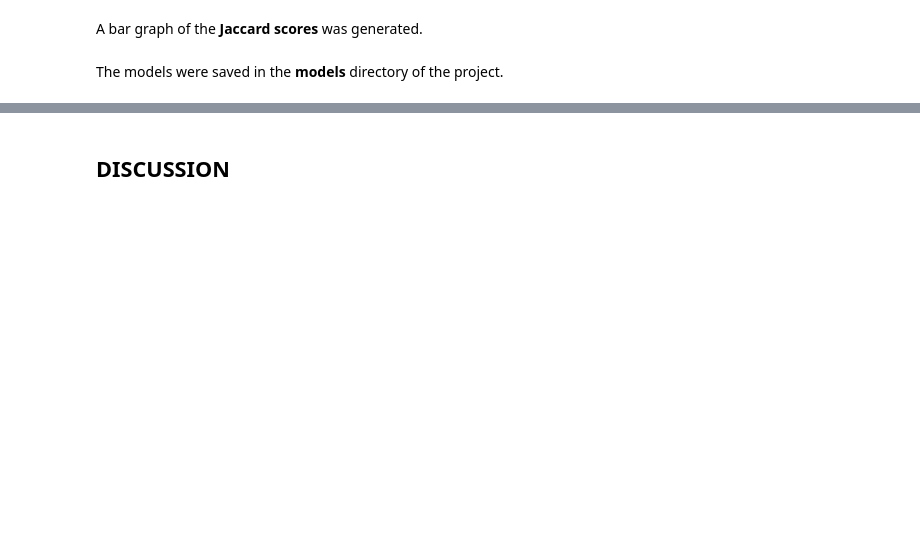
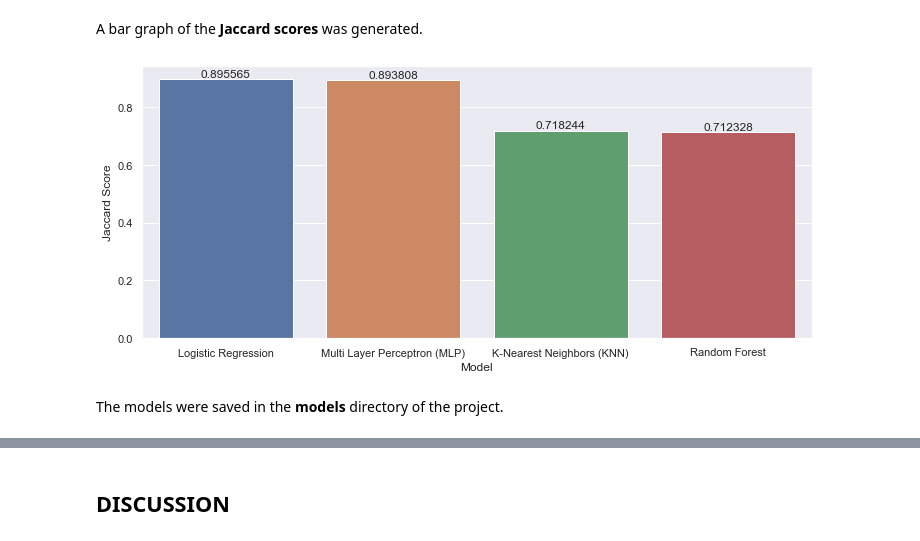
Before and after one commit to davidehosein/Lung-Cancer-Image-Classification, a Jupyter notebook: lung_cancer_image_classificiation.ipynb, the cells around one changed output, grey strips where cells are left out. Drawn from its saved outputs; the diff is of its cells as text; code cells hidden in the pictures; blank space fills up the shorter version.

```diff
--- a/lung_cancer_image_classificiation.ipynb
+++ b/lung_cancer_image_classificiation.ipynb
@@ -495,10 +559,12 @@ for label in ax.containers: # Iterates through each data label.
 # %% [markdown]
 A bar graph of the **Jaccard scores** was generated.
 # %%
-# Generates a bar graph of the Jaccard score for each model.
-ax = sns.barplot(x='Model', y='Jaccard Score', data=model_accuracies_df)
+sns.set(rc = {'figure.figsize':(12,5)}) # Sets the size of the bar graph.
+
+# Generates a bar graph of the Jaccard scores for each model, and sorts the values in desecending order.
+ax = sns.barplot(x='Model', y='Jaccard Score', data=model_accuracies_df, order=model_accuracies_df.sort_values('Jaccard Score', ascending=False).Model)
 
 for label in ax.containers: # Iterates through each data label.
     ax.bar_label(label) # Displays the data label on each bar.
+# %% [output]
+[figure, added]
-# %% [markdown]
-The models were saved in the **models** directory of the project.
@@ -528,0 +571,2 @@ else:
+# %% [markdown]
+The models were saved in the **models** directory of the project.
```
Also changed, not shown: parts of 27 cells of this notebook, 7 other files.
